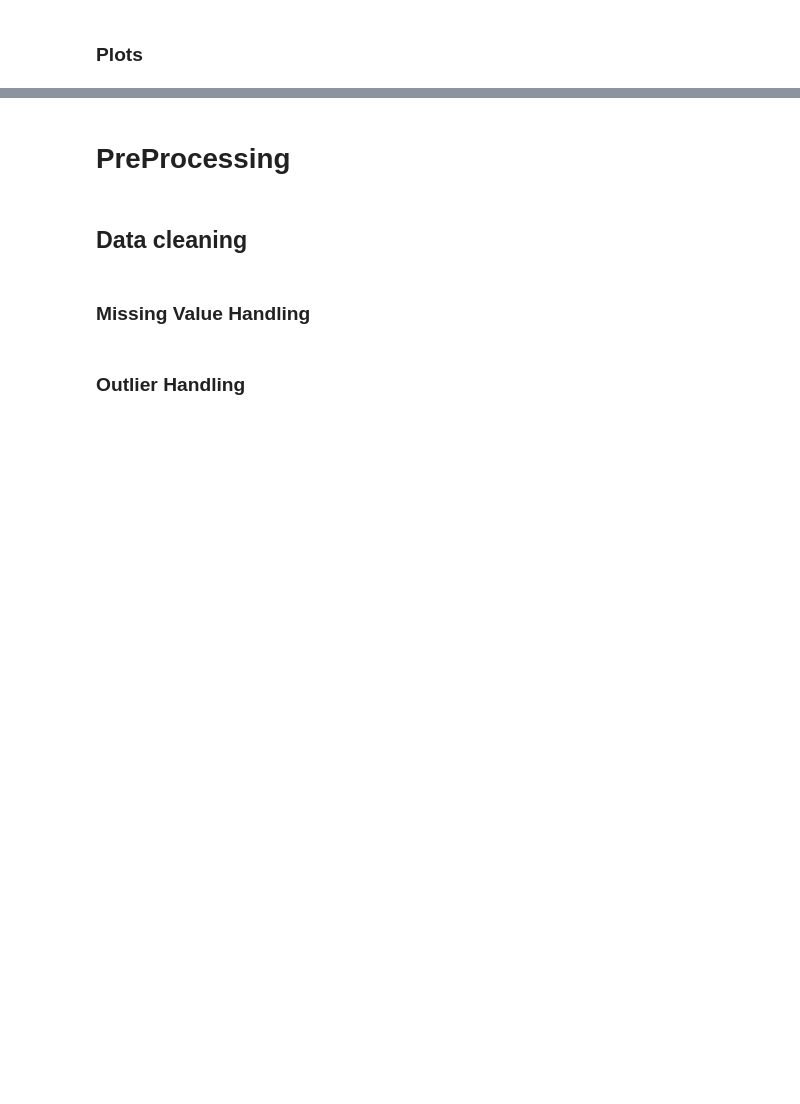
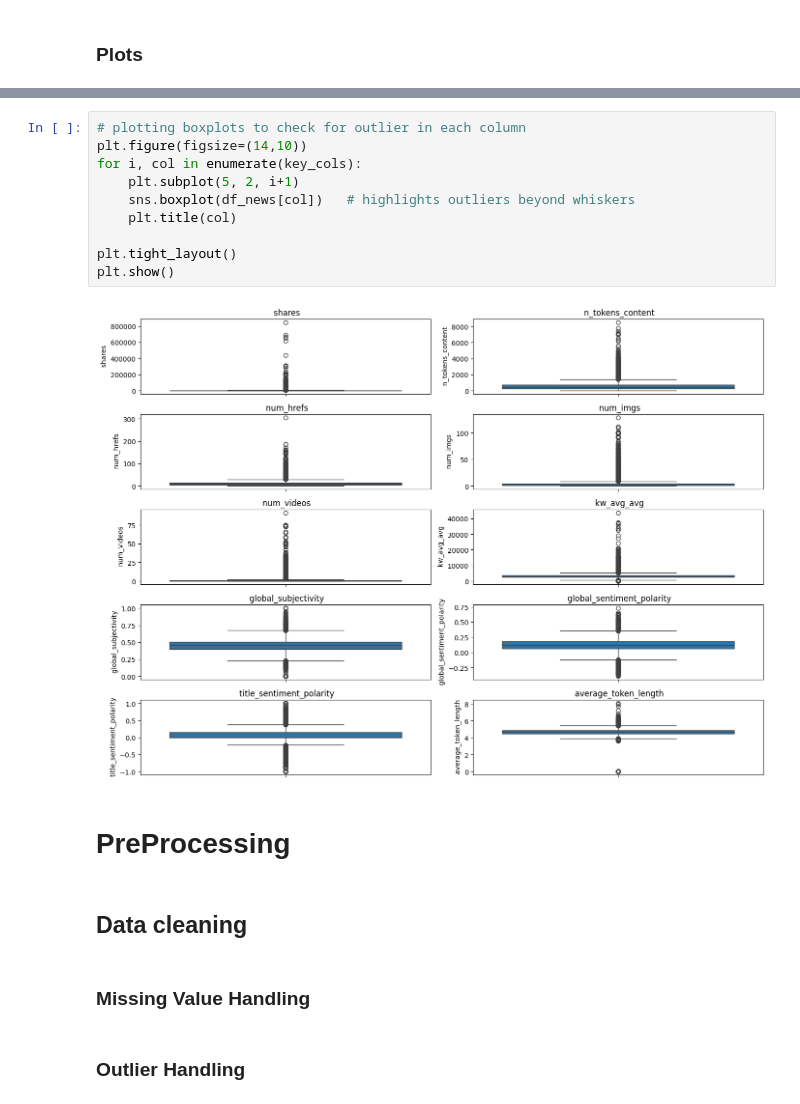
Before and after one commit to SruthiGS-Gito/Online-News-Popularity-Prediction, a Jupyter notebook: Online_News_Popularity_Prediction.ipynb, the cells around one changed output, grey strips where cells are left out. Saved outputs shown, nothing was run; the diff lists cells and outputs as text; blank space fills up the shorter version.

```diff
--- a/Online_News_Popularity_Prediction.ipynb
+++ b/Online_News_Popularity_Prediction.ipynb
@@ -15,3 +141,15 @@
+# %%
+# plotting boxplots to check for outlier in each column
+plt.figure(figsize=(14,10))
+for i, col in enumerate(key_cols):
+    plt.subplot(5, 2, i+1)
+    sns.boxplot(df_news[col])   # highlights outliers beyond whiskers
+    plt.title(col)
+
+plt.tight_layout()
+plt.show()
+# %% [output]
+[figure, added]
 # %% [markdown]
 # PreProcessing
 # %% [markdown]
```
Also changed, not shown: parts of 15 cells of this notebook.
